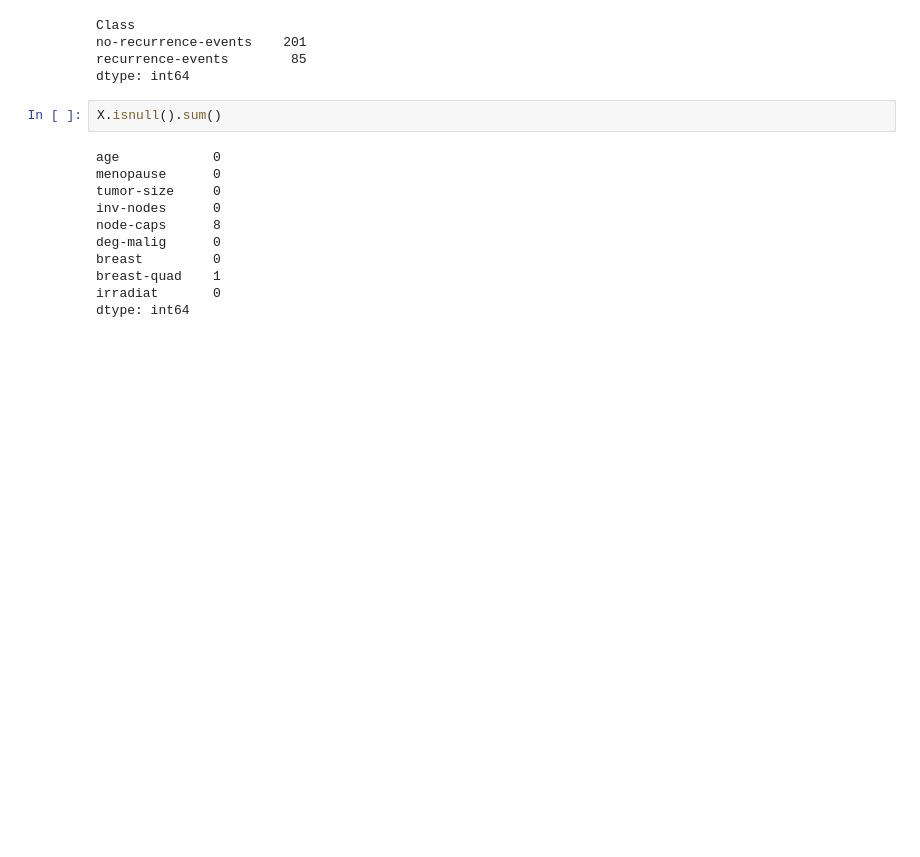
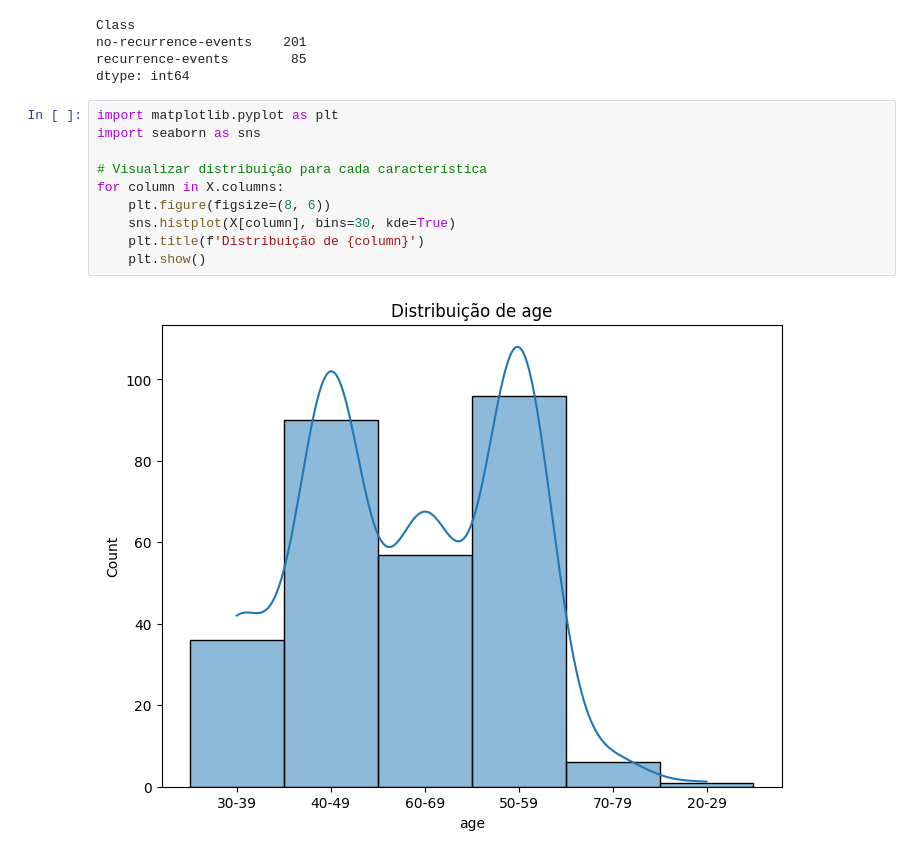
Before and after one commit to henriquebap/Disruptive-Architectures-IA-e-IoT, a Jupyter notebook: material/aulas/IA/lab02/classificador-knn.ipynb, the cells around one changed output. Drawn from its saved outputs; the diff is of its cells as text; blank space fills up the shorter version.

```diff
--- a/material/aulas/IA/lab02/classificador-knn.ipynb
+++ b/material/aulas/IA/lab02/classificador-knn.ipynb
@@ -514,16 +514,15 @@ Class
 no-recurrence-events    201
 recurrence-events        85
 dtype: int64
-# %%
-X.isnull().sum()
-# %% [output]
-age            0
-menopause      0
-tumor-size     0
-inv-nodes      0
-node-caps      8
-deg-malig      0
-breast         0
-breast-quad    1
-irradiat       0
-dtype: int64
+# %%
+import matplotlib.pyplot as plt
+import seaborn as sns
+
+# Visualizar distribuição para cada característica
+for column in X.columns:
+    plt.figure(figsize=(8, 6))
+    sns.histplot(X[column], bins=30, kde=True)
+    plt.title(f'Distribuição de {column}')
+    plt.show()
+# %% [output]
+[figure, added]
```
Also changed, not shown: parts of 6 cells of this notebook.
